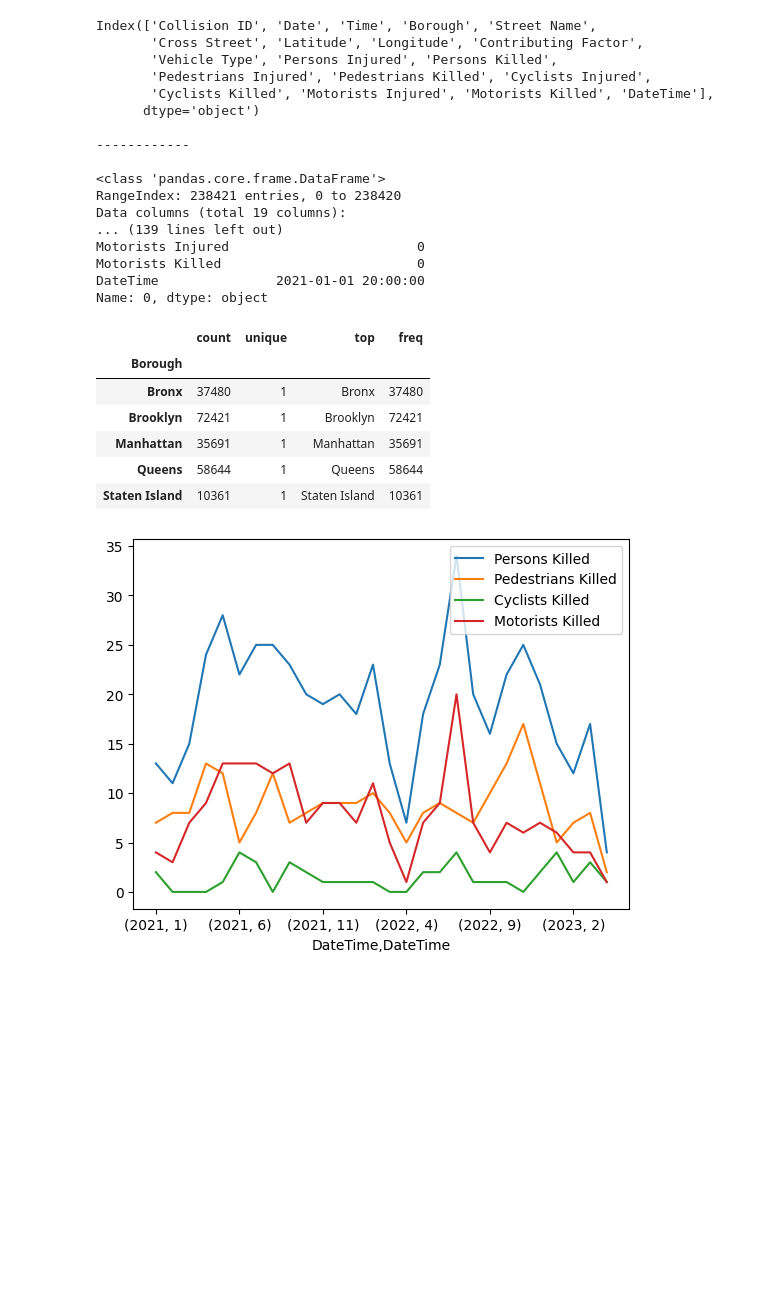
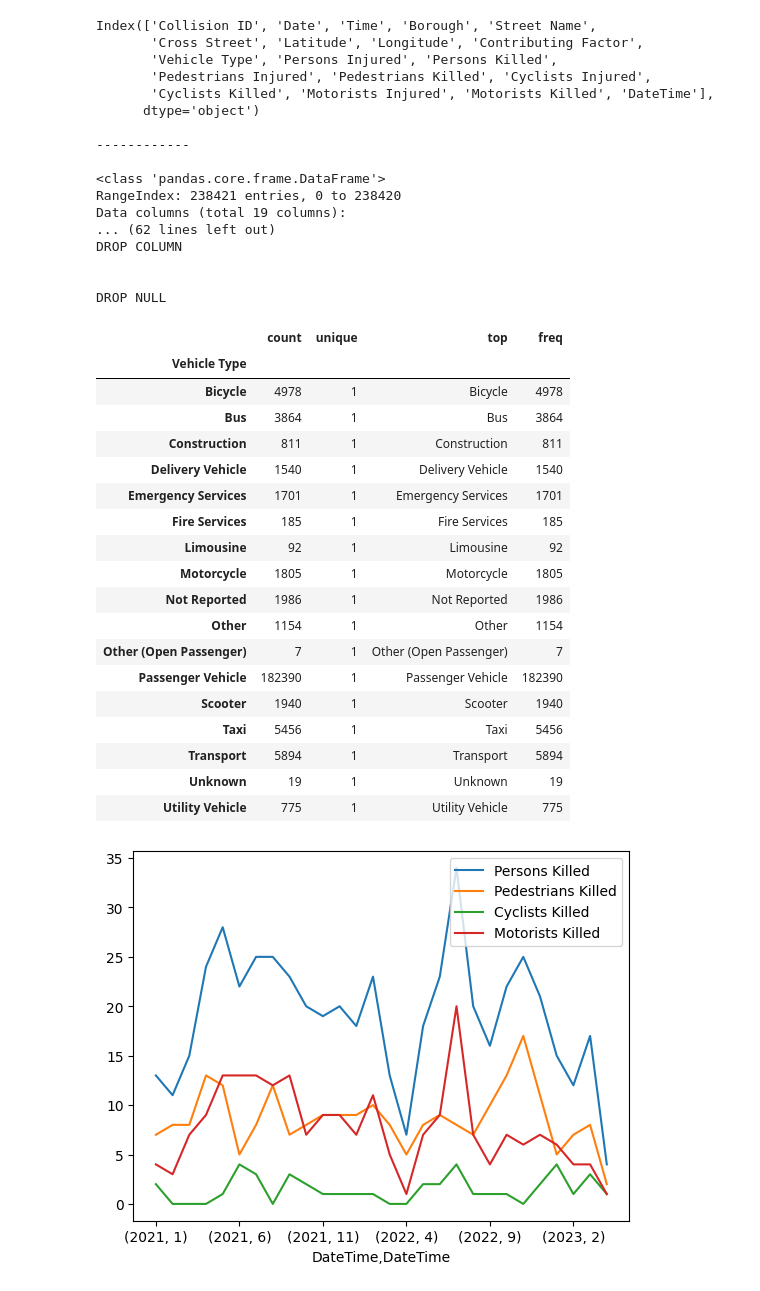
Before and after one commit to marcinozog/analiza_danych, a Jupyter notebook: NYC_Collisions.ipynb, the cells around one changed output. Saved outputs shown, nothing was run; the diff lists cells and outputs as text; code cells hidden in the pictures; blank space fills up the shorter version.

```diff
--- a/NYC_Collisions.ipynb
+++ b/NYC_Collisions.ipynb
@@ -18,6 +18,7 @@ print(df.iloc[0])
 print("\n------------\n")
 print("Null Date ", df['Date'].isnull().sum())
 print("Null Time ", df['Time'].isnull().sum())
+print("Null Cross Street ", df['Cross Street'].isnull().sum())
 print("Null Borough ", df['Borough'].isnull().sum())
 print("Null Latitude ", df['Latitude'].isnull().sum())
 print("Null Longitude ", df['Longitude'].isnull().sum())
@@ -27,14 +28,14 @@ print("\n------------\n")
 # DROP COLUMN
 print("\nDROP COLUMN\n")
 df.drop(["Cross Street"], axis =1, inplace = True)
-print(df.info())
-print("\n------------\n")
+# print(df.info())
+# print("\n------------\n")
 # DROP NULL
 print("\nDROP NULL\n")
 df.dropna(inplace=True)
-print(df.info())
-print("\n------------\n")
-print(df.iloc[0])
+# print(df.info())
+# print("\n------------\n")
+# print(df.iloc[0])
 # %% [output]
 Index(['Collision ID', 'Date', 'Time', 'Borough', 'Street Name',
        'Cross Street', 'Latitude', 'Longitude', 'Contributing Factor',
@@ -48,44 +49,58 @@ Index(['Collision ID', 'Date', 'Time', 'Borough', 'Street Name',
 <class 'pandas.core.frame.DataFrame'>
 RangeIndex: 238421 entries, 0 to 238420
 Data columns (total 19 columns):
-... (139 lines left out)
-Motorists Injured                        0
-Motorists Killed                         0
-DateTime               2021-01-01 20:00:00
-Name: 0, dtype: object
+... (62 lines left out)
+DROP COLUMN
+
+
+DROP NULL
 # %%
 # df.groupby(pd.Grouper(key='Date', freq='2YE')).sum()
 # df.plot(kind = 'scatter', x = 'Date', y = 'Persons Killed')
 # plt.show()
 # df["Date"] = pd.to_datetime(df["Date"])
 # df["Date"].head
 # df2 = df.groupby(pd.Grouper(key='Date', freq='YE'))
 # df.plot(x = 'Date', y = 'Persons Killed', figsize=(20, 10))
 # plt.title('Scatter Plot')
 # plt.show()
 # df2 = killed_date.groupby(pd.Grouper(key='Date', freq='ME'))
 # df2 = df.groupby([df.index.year])["Persons Killed"].sum()
 # print(df.shape)
 # df2 = df[["Date", "Persons Killed"]]
 # print(df2.shape)
 # df3 = df["Date"]
 # print(df3.shape)
 # df2.info()
 # df.Date.info()
 
 # print(persons_killed.shape)
 # print(persons_killed)
 # persons_killed.info()
 borough = df.groupby(df["Borough"])["Borough"]
 borough.describe()
+vehicle_type = df.groupby(df["Vehicle Type"])["Vehicle Type"]
+vehicle_type.describe()
 # %% [output]
 |  | count | unique | top | freq |
-| Borough |  |  |  |  |
-| Bronx | 37480 | 1 | Bronx | 37480 |
-| Brooklyn | 72421 | 1 | Brooklyn | 72421 |
-| Manhattan | 35691 | 1 | Manhattan | 35691 |
-| Queens | 58644 | 1 | Queens | 58644 |
-| Staten Island | 10361 | 1 | Staten Island | 10361 |
+| Vehicle Type |  |  |  |  |
+| Bicycle | 4978 | 1 | Bicycle | 4978 |
+| Bus | 3864 | 1 | Bus | 3864 |
+| Construction | 811 | 1 | Construction | 811 |
+| Delivery Vehicle | 1540 | 1 | Delivery Vehicle | 1540 |
+| Emergency Services | 1701 | 1 | Emergency Services | 1701 |
+| Fire Services | 185 | 1 | Fire Services | 185 |
+| Limousine | 92 | 1 | Limousine | 92 |
+| Motorcycle | 1805 | 1 | Motorcycle | 1805 |
+| Not Reported | 1986 | 1 | Not Reported | 1986 |
+| Other | 1154 | 1 | Other | 1154 |
+| Other (Open Passenger) | 7 | 1 | Other (Open Passenger) | 7 |
+| Passenger Vehicle | 182390 | 1 | Passenger Vehicle | 182390 |
+| Scooter | 1940 | 1 | Scooter | 1940 |
+| Taxi | 5456 | 1 | Taxi | 5456 |
+| Transport | 5894 | 1 | Transport | 5894 |
+| Unknown | 19 | 1 | Unknown | 19 |
+| Utility Vehicle | 775 | 1 | Utility Vehicle | 775 |
 # %%
 persons_killed = df.groupby([df["DateTime"].dt.year, df["DateTime"].dt.month])["Persons Killed"].sum()
 pedestrians_killed = df.groupby([df["DateTime"].dt.year, df["DateTime"].dt.month])["Pedestrians Killed"].sum()
```
Also changed, not shown: parts of 3 cells of this notebook.
